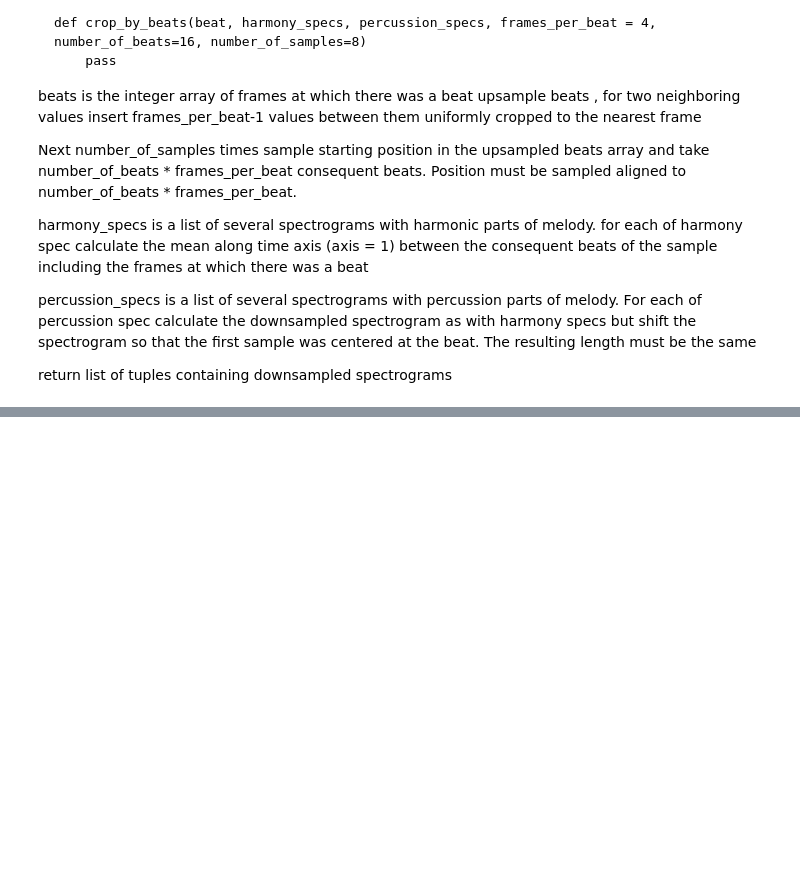
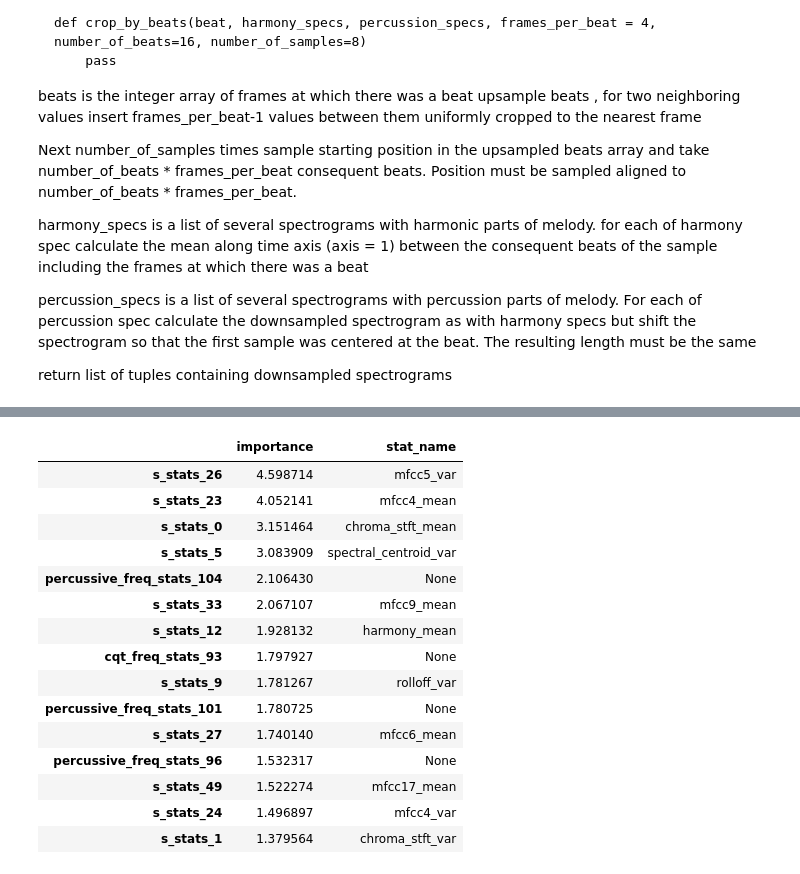
Before and after one commit to dmitrysluch/ariel-tds-music-genre, a Jupyter notebook: genre_detenction_ext.ipynb, the cells around one changed output, grey strips where cells are left out. Cells and saved outputs as stored; diff of their text form; code cells hidden in the pictures; blank space fills up the shorter version.

```diff
--- a/genre_detenction_ext.ipynb
+++ b/genre_detenction_ext.ipynb
@@ -685,0 +695,11 @@ for pos, idx in enumerate(np.hstack([jazz_idx, rock_idx, hip_hop_idx])):
+# %%
+# Lets add BPM and RMS
+
+features = ['s_rms', 's_bpm', 'cqt_freq_stats', 'harmonic_freq_stats', 'percussive_freq_stats', 'percussive_beat_frames']
+model, acc = train_and_evaluate_catboost(
+    idx_eval=E_eval.get_features(['s_idx'])[:,0],
+    X_train=E_train.get_features(features),
+    X_eval=E_eval.get_features(features),
+    y_train=E_train.get_features(['s_y'])[:,0],
+    y_eval=E_eval.get_features(['s_y'])[:,0]
+)
@@ -685,0 +846,14 @@ for pos, idx in enumerate(np.hstack([jazz_idx, rock_idx, hip_hop_idx])):
+# %%
+# Lets add other stats
+
+features = ['s_stats', 's_bpm', 'cqt_freq_stats', 'harmonic_freq_stats', 'percussive_freq_stats', 'percussive_beat_frames']
+weights = assign_feature_weights(E_train.get_feature_names_vector(features), dict(s_bpm=0.7, s_stats=0.65))
+
+model, acc = train_and_evaluate_catboost(
+    idx_eval=E_eval.get_features(['s_idx'])[:,0],
+    X_train=E_train.get_features(features),
+    X_eval=E_eval.get_features(features),
+    y_train=E_train.get_features(['s_y'])[:,0],
+    y_eval=E_eval.get_features(['s_y'])[:,0],
+    feature_weights=weights
+)
@@ -685,0 +879,26 @@ for pos, idx in enumerate(np.hstack([jazz_idx, rock_idx, hip_hop_idx])):
+# %%
+imp = pd.DataFrame(
+    data=model.feature_importances_,
+    index=E_train.get_feature_names_vector(features),
+    columns=['importance']
+).sort_values(by='importance', ascending=False).head(15)
+imp['stat_name'] = pd.Series(imp.index, index=imp.index).apply(lambda x: int(x[8:]) if x.startswith('s_stats') else None)
+imp['stat_name'] = imp['stat_name'].apply(lambda x: X_train.columns[int(x) + 2] if not np.isnan(x) else None)
+imp
+# %% [output]
+|  | importance | stat_name |
+| s_stats_26 | 4.598714 | mfcc5_var |
+| s_stats_23 | 4.052141 | mfcc4_mean |
+| s_stats_0 | 3.151464 | chroma_stft_mean |
+| s_stats_5 | 3.083909 | spectral_centroid_var |
+| percussive_freq_stats_104 | 2.106430 | None |
+| s_stats_33 | 2.067107 | mfcc9_mean |
+| s_stats_12 | 1.928132 | harmony_mean |
+| cqt_freq_stats_93 | 1.797927 | None |
+| s_stats_9 | 1.781267 | rolloff_var |
+| percussive_freq_stats_101 | 1.780725 | None |
+| s_stats_27 | 1.740140 | mfcc6_mean |
+| percussive_freq_stats_96 | 1.532317 | None |
+| s_stats_49 | 1.522274 | mfcc17_mean |
+| s_stats_24 | 1.496897 | mfcc4_var |
+| s_stats_1 | 1.379564 | chroma_stft_var |
```
Also changed, not shown: parts of 24 cells of this notebook, 2 other files.
